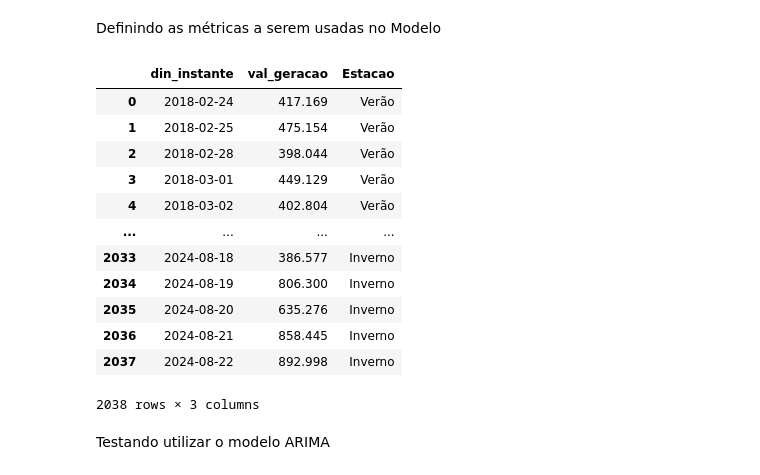
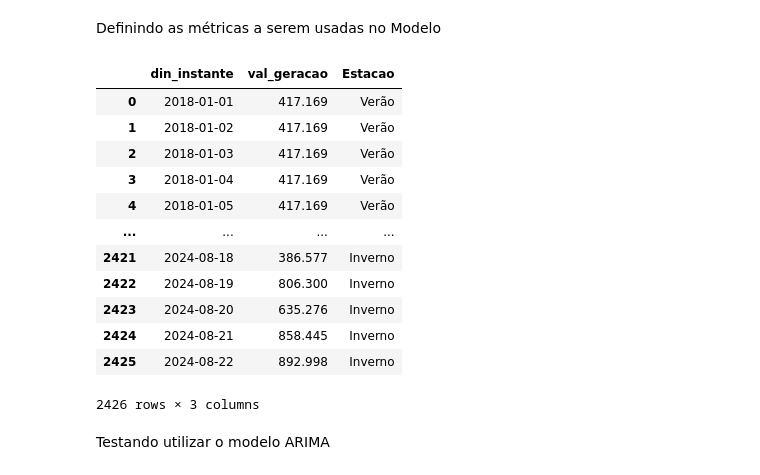
Before and after one commit to luizcvfilho/solar_ernergy_forecast, a Jupyter notebook: project.ipynb, the cells around one changed output. Saved outputs shown, nothing was run; the diff lists cells and outputs as text; code cells hidden in the pictures.

```diff
--- a/project.ipynb
+++ b/project.ipynb
@@ -1912,53 +1912,48 @@ Definindo as métricas a serem usadas no Modelo
 # %%
 from statsmodels.tsa.arima.model import ARIMA
 import matplotlib.pyplot as plt
 from sklearn.metrics import mean_absolute_error, mean_squared_error, mean_absolute_percentage_error
 import numpy as np
 from prophet.diagnostics import cross_validation, performance_metrics
 from prophet import Prophet
 import pandas as pd
 from statsmodels.tsa.statespace.sarimax import SARIMAX
 
 # Definindo o limite de tempo para treino
 split_date = pd.to_datetime('2023-01-01')
 
-df = df_filled_corrected
+df = df_filled_corrected.copy()
 
 #Tratando outliers
 lower_limit = 350
-upper_limit = 950
-
-df = df_filled_corrected[(df_filled_corrected['val_geracao'] > lower_limit) & (df_filled_corrected['val_geracao'] < upper_limit)]
-df = df.reset_index(drop=True)
-
-#Tratando outliers
-# lower_limit = 300
-# upper_limit = 1000
-# df['val_geracao'] = df['val_geracao'].apply(lambda x: np.nan if x < lower_limit or x > upper_limit else x)
-# df['val_geracao'] = df['val_geracao'].interpolate(method='linear')
-# df['val_geracao'].bfill()
-# df['val_geracao'].ffill()
+upper_limit = 1000
+df['val_geracao'] = df['val_geracao'].apply(lambda x: np.nan if x < lower_limit or x > upper_limit else x)
+df['val_geracao'] = df['val_geracao'].interpolate(method='linear')
+df['val_geracao'] = df['val_geracao'].bfill().ffill()
+df['val_geracao'].ffill()
 
 # Dividindo os dados de treino e teste
 df_train = df[pd.to_datetime(df['din_instante']) < split_date]
-df_test = df[(pd.to_datetime(df['din_instante']) >= split_date)] #& (pd.to_datetime(df['din_instante']) < '2024-01-01')]
+df_test = df[(pd.to_datetime(df['din_instante']) >= split_date)]
 train = df_train['val_geracao']
 test = df_test['val_geracao']
+
+df.to_csv('Data/dataframe.csv')
 df
 # %% [output]
 |  | din_instante | val_geracao | Estacao |
-| 0 | 2018-02-24 | 417.169 | Verão |
-| 1 | 2018-02-25 | 475.154 | Verão |
-| 2 | 2018-02-28 | 398.044 | Verão |
-| 3 | 2018-03-01 | 449.129 | Verão |
-| 4 | 2018-03-02 | 402.804 | Verão |
+| 0 | 2018-01-01 | 417.169 | Verão |
+| 1 | 2018-01-02 | 417.169 | Verão |
+| 2 | 2018-01-03 | 417.169 | Verão |
+| 3 | 2018-01-04 | 417.169 | Verão |
+| 4 | 2018-01-05 | 417.169 | Verão |
 | ... | ... | ... | ... |
-| 2033 | 2024-08-18 | 386.577 | Inverno |
-| 2034 | 2024-08-19 | 806.300 | Inverno |
-| 2035 | 2024-08-20 | 635.276 | Inverno |
-| 2036 | 2024-08-21 | 858.445 | Inverno |
-| 2037 | 2024-08-22 | 892.998 | Inverno |
+| 2421 | 2024-08-18 | 386.577 | Inverno |
+| 2422 | 2024-08-19 | 806.300 | Inverno |
+| 2423 | 2024-08-20 | 635.276 | Inverno |
+| 2424 | 2024-08-21 | 858.445 | Inverno |
+| 2425 | 2024-08-22 | 892.998 | Inverno |
-2038 rows × 3 columns
+2426 rows × 3 columns
 # %% [markdown]
 Testando utilizar o modelo ARIMA
 # %%
```
Also changed, not shown: parts of 8 cells of this notebook.
